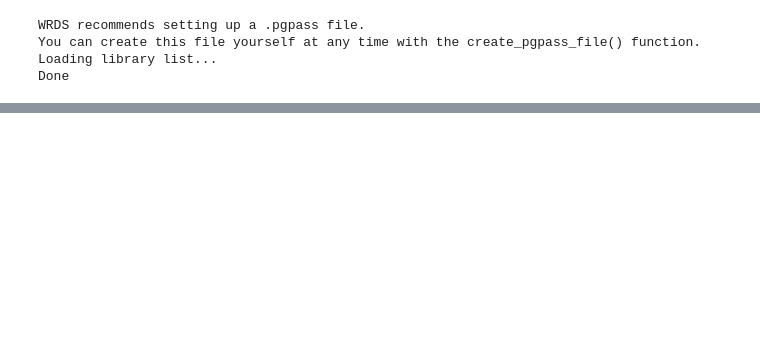
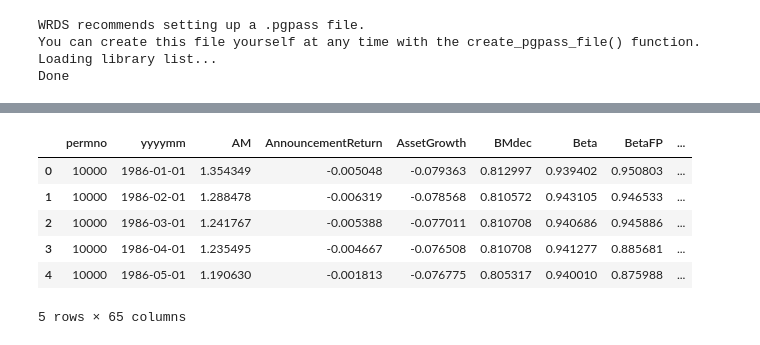
Before and after one commit to arshdeep11112000/TheVirtueOfComplexity_PaperReplication_Experimentation-master, a Jupyter notebook: notebooks/expermint_ppp.ipynb, the cells around one changed output, grey strips where cells are left out. Saved outputs shown, nothing was run; the diff lists cells and outputs as text; code cells hidden in the pictures; blank space fills up the shorter version.

```diff
--- a/notebooks/expermint_ppp.ipynb
+++ b/notebooks/expermint_ppp.ipynb
@@ -86,6 +80,17 @@ char_data, kept_chars, dropped_chars = new_mod.drop_low_std_and_high_corr(
 )
 # %%
 char_data = new_mod.fill_remaining_missing(char_data)
+# %%
+char_data_copy = char_data.copy()
+char_data.head()
+# %% [output]
+|  | permno | yyyymm | AM | AnnouncementReturn | AssetGrowth | BMdec | Beta | BetaFP | ... |
+| 0 | 10000 | 1986-01-01 | 1.354349 | -0.005048 | -0.079363 | 0.812997 | 0.939402 | 0.950803 | ... |
+| 1 | 10000 | 1986-02-01 | 1.288478 | -0.006319 | -0.078568 | 0.810572 | 0.943105 | 0.946533 | ... |
+| 2 | 10000 | 1986-03-01 | 1.241767 | -0.005388 | -0.077011 | 0.810708 | 0.940686 | 0.945886 | ... |
+| 3 | 10000 | 1986-04-01 | 1.235495 | -0.004667 | -0.076508 | 0.810708 | 0.941277 | 0.885681 | ... |
+| 4 | 10000 | 1986-05-01 | 1.190630 | -0.001813 | -0.076775 | 0.805317 | 0.940010 | 0.875988 | ... |
+5 rows × 65 columns
 # %%
 returns_data = returns_data.rename(columns={"excess_ret": "ret_adj"})
 char_data = new_mod.merge_openap_with_crsp_returns(char_data, returns_data)
```
Also changed, not shown: parts of 16 cells of this notebook, 4 other files.
